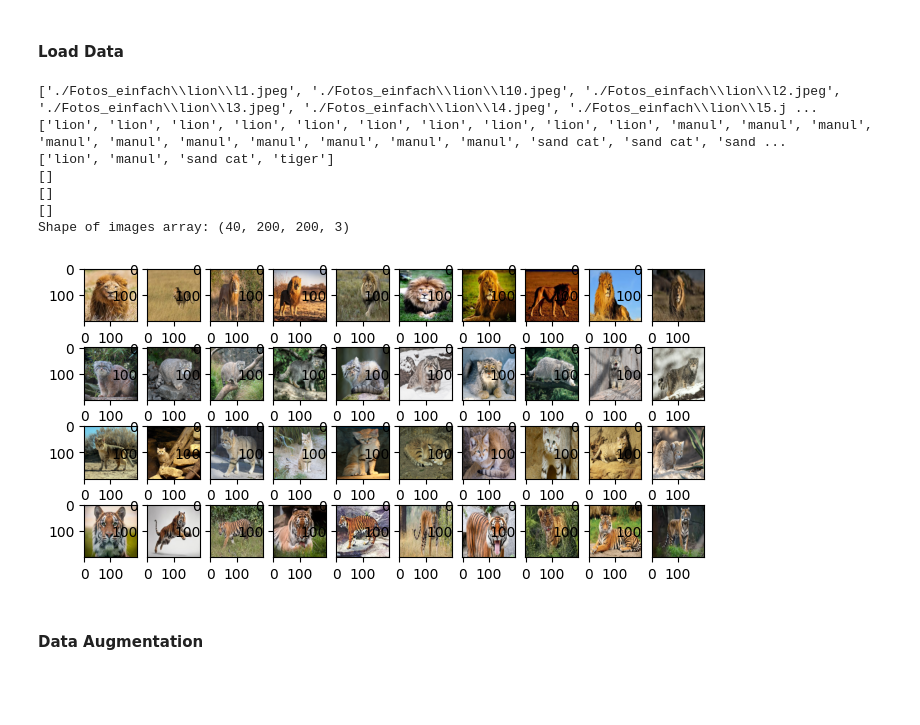
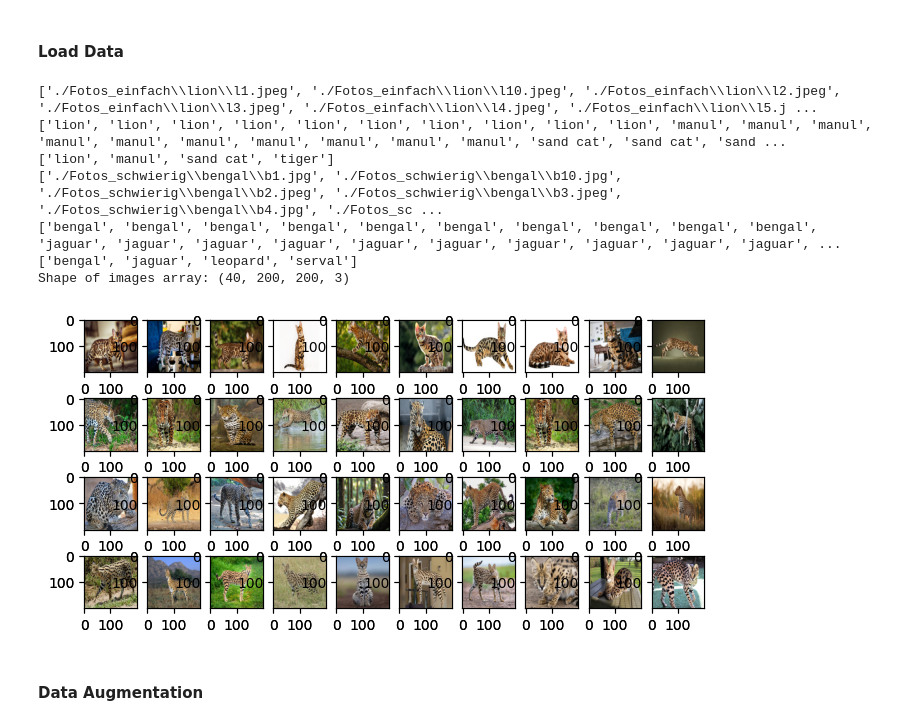
Before and after one commit to D0dizzle/Machine-and-Deep-Learning, a Jupyter notebook: Prüfung.ipynb, the cells around one changed output. Cells and saved outputs as stored; diff of their text form; code cells hidden in the pictures; blank space fills up the shorter version.

```diff
--- a/Prüfung.ipynb
+++ b/Prüfung.ipynb
@@ -30,40 +30,37 @@ categories_h, image_names_h, labels_h = func.get_filenames_labels(folder_h)
 print(image_names_e)
 print(labels_e)
 print(categories_e)
 print(image_names_h)
 print(labels_h)
 print(categories_h)
 # Load images
 input_shape = {
     "height": 200,
     "width": 200,
     "channels": 3
 }
 images_e = func.read_images(image_names_e, height=input_shape["height"], width=input_shape["width"])
 images_h = func.read_images(image_names_h, height=input_shape["height"], width=input_shape["width"])
 # Convert images to array
 aimages_e = func.images_to_array(images_e)
 aimages_h = func.images_to_array(images_h)
 print(f'Shape of images array: {aimages_e.shape}')
 # Plot images array
 fig = plt.figure(figsize=(8, 8))
 rows, columns = 8, 10
-for i in range(aimages_e.shape[0]):
-    fig.add_subplot(rows, columns, i+1)
-    plt.imshow(aimages_e[i, ...])
 for i in range(aimages_h.shape[0]):
     fig.add_subplot(rows, columns, i+1)
     plt.imshow(aimages_h[i, ...])
 plt.show()
 # %% [output]
 ['./Fotos_einfach\\lion\\l1.jpeg', './Fotos_einfach\\lion\\l10.jpeg', './Fotos_einfach\\lion\\l2.jpeg', './Fotos_einfach\\lion\\l3.jpeg', './Fotos_einfach\\lion\\l4.jpeg', './Fotos_einfach\\lion\\l5.j ...
 ['lion', 'lion', 'lion', 'lion', 'lion', 'lion', 'lion', 'lion', 'lion', 'lion', 'manul', 'manul', 'manul', 'manul', 'manul', 'manul', 'manul', 'manul', 'manul', 'manul', 'sand cat', 'sand cat', 'sand ...
 ['lion', 'manul', 'sand cat', 'tiger']
-[]
-[]
-[]
+['./Fotos_schwierig\\bengal\\b1.jpg', './Fotos_schwierig\\bengal\\b10.jpg', './Fotos_schwierig\\bengal\\b2.jpeg', './Fotos_schwierig\\bengal\\b3.jpeg', './Fotos_schwierig\\bengal\\b4.jpg', './Fotos_sc ...
+['bengal', 'bengal', 'bengal', 'bengal', 'bengal', 'bengal', 'bengal', 'bengal', 'bengal', 'bengal', 'jaguar', 'jaguar', 'jaguar', 'jaguar', 'jaguar', 'jaguar', 'jaguar', 'jaguar', 'jaguar', 'jaguar', ...
+['bengal', 'jaguar', 'leopard', 'serval']
 Shape of images array: (40, 200, 200, 3)
-[figure, old version]
+[figure, new version]
 # %% [markdown]
 #### Data Augmentation
 # %%
```
Also changed, not shown: parts of 6 cells of this notebook.
